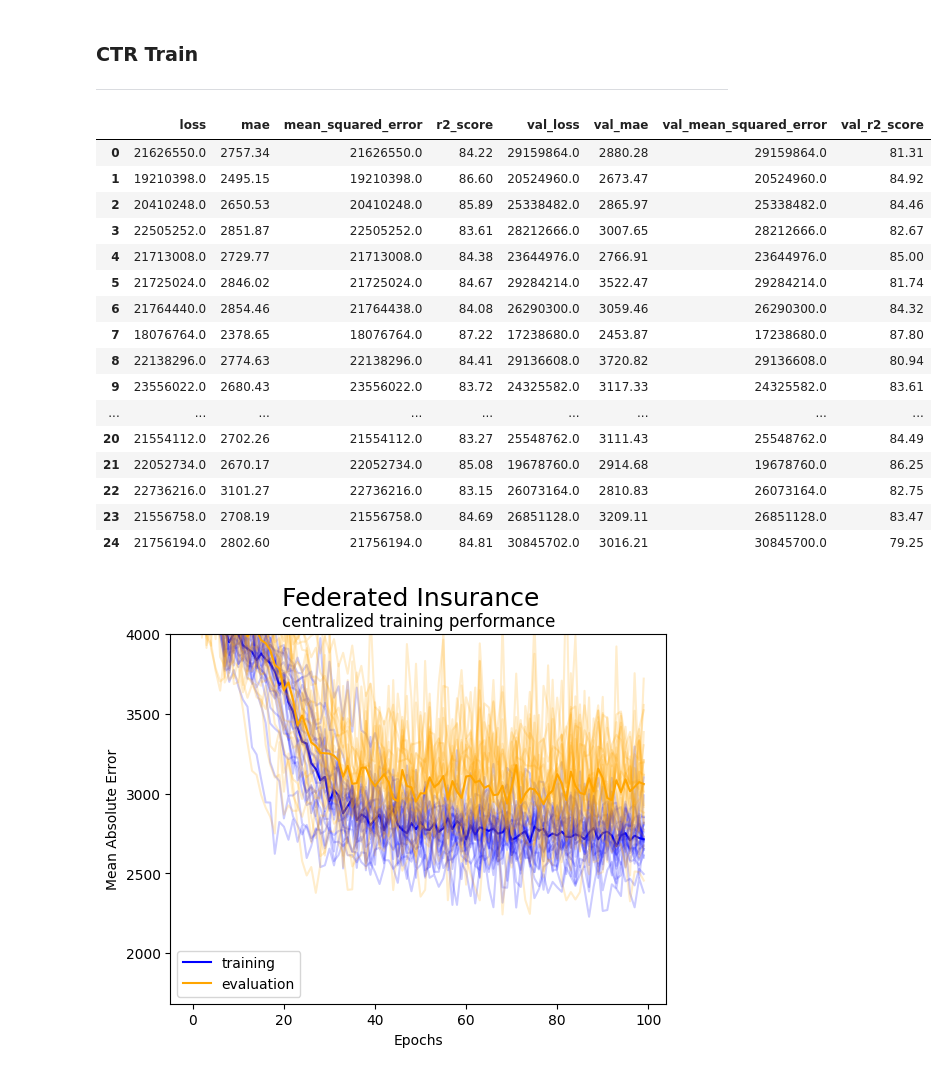
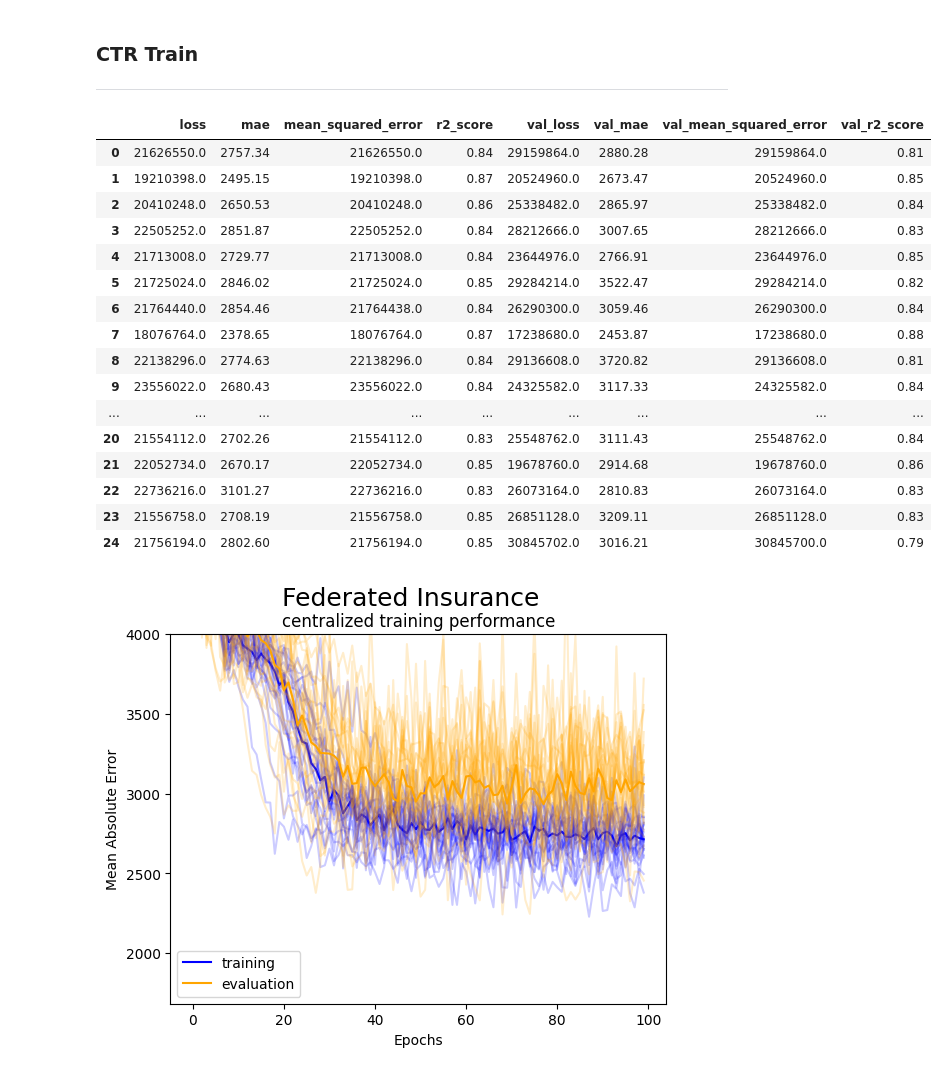
Before and after one commit to Olhaau/fl-official-statistics-addon, a Jupyter notebook: _dev/99d_insurance_federated_wrapup_fix.ipynb, the cells around one changed output. Cells and saved outputs as stored; diff of their text form; code cells hidden in the pictures.

```diff
--- a/_dev/99d_insurance_federated_wrapup_fix.ipynb
+++ b/_dev/99d_insurance_federated_wrapup_fix.ipynb
@@ -453,33 +499,33 @@ for train, test in tqdm.tqdm(list(evaluation.split(df, df.region))):
 # %%
 # show train results
 # ==================
 table = pd.DataFrame(
     [{key: val[-1] for key, val in hist.history.items()} for hist in results_ctr]
     ).assign(
-    r2_score    = lambda x: x.r2_score * 100,
-    val_r2_score = lambda x: x.val_r2_score * 100
+    #r2_score    = lambda x: x.r2_score * 100,
+    #val_r2_score = lambda x: x.val_r2_score * 100
 )
 
 table.describe()[1:].to_csv(experiment_path + "results/performance_train_overview.csv", sep = ";")
 table.round(2)
 # %% [output]
 |  | loss | mae | mean_squared_error | r2_score | val_loss | val_mae | val_mean_squared_error | val_r2_score |
-| 0 | 21626550.0 | 2757.34 | 21626550.0 | 84.22 | 29159864.0 | 2880.28 | 29159864.0 | 81.31 |
-| 1 | 19210398.0 | 2495.15 | 19210398.0 | 86.60 | 20524960.0 | 2673.47 | 20524960.0 | 84.92 |
-| 2 | 20410248.0 | 2650.53 | 20410248.0 | 85.89 | 25338482.0 | 2865.97 | 25338482.0 | 84.46 |
-| 3 | 22505252.0 | 2851.87 | 22505252.0 | 83.61 | 28212666.0 | 3007.65 | 28212666.0 | 82.67 |
-| 4 | 21713008.0 | 2729.77 | 21713008.0 | 84.38 | 23644976.0 | 2766.91 | 23644976.0 | 85.00 |
-| 5 | 21725024.0 | 2846.02 | 21725024.0 | 84.67 | 29284214.0 | 3522.47 | 29284214.0 | 81.74 |
-| 6 | 21764440.0 | 2854.46 | 21764438.0 | 84.08 | 26290300.0 | 3059.46 | 26290300.0 | 84.32 |
-| 7 | 18076764.0 | 2378.65 | 18076764.0 | 87.22 | 17238680.0 | 2453.87 | 17238680.0 | 87.80 |
-| 8 | 22138296.0 | 2774.63 | 22138296.0 | 84.41 | 29136608.0 | 3720.82 | 29136608.0 | 80.94 |
-| 9 | 23556022.0 | 2680.43 | 23556022.0 | 83.72 | 24325582.0 | 3117.33 | 24325582.0 | 83.61 |
+| 0 | 21626550.0 | 2757.34 | 21626550.0 | 0.84 | 29159864.0 | 2880.28 | 29159864.0 | 0.81 |
+| 1 | 19210398.0 | 2495.15 | 19210398.0 | 0.87 | 20524960.0 | 2673.47 | 20524960.0 | 0.85 |
+| 2 | 20410248.0 | 2650.53 | 20410248.0 | 0.86 | 25338482.0 | 2865.97 | 25338482.0 | 0.84 |
+| 3 | 22505252.0 | 2851.87 | 22505252.0 | 0.84 | 28212666.0 | 3007.65 | 28212666.0 | 0.83 |
+| 4 | 21713008.0 | 2729.77 | 21713008.0 | 0.84 | 23644976.0 | 2766.91 | 23644976.0 | 0.85 |
+| 5 | 21725024.0 | 2846.02 | 21725024.0 | 0.85 | 29284214.0 | 3522.47 | 29284214.0 | 0.82 |
+| 6 | 21764440.0 | 2854.46 | 21764438.0 | 0.84 | 26290300.0 | 3059.46 | 26290300.0 | 0.84 |
+| 7 | 18076764.0 | 2378.65 | 18076764.0 | 0.87 | 17238680.0 | 2453.87 | 17238680.0 | 0.88 |
+| 8 | 22138296.0 | 2774.63 | 22138296.0 | 0.84 | 29136608.0 | 3720.82 | 29136608.0 | 0.81 |
+| 9 | 23556022.0 | 2680.43 | 23556022.0 | 0.84 | 24325582.0 | 3117.33 | 24325582.0 | 0.84 |
 | ... | ... | ... | ... | ... | ... | ... | ... | ... |
-| 20 | 21554112.0 | 2702.26 | 21554112.0 | 83.27 | 25548762.0 | 3111.43 | 25548762.0 | 84.49 |
-| 21 | 22052734.0 | 2670.17 | 22052734.0 | 85.08 | 19678760.0 | 2914.68 | 19678760.0 | 86.25 |
-| 22 | 22736216.0 | 3101.27 | 22736216.0 | 83.15 | 26073164.0 | 2810.83 | 26073164.0 | 82.75 |
-| 23 | 21556758.0 | 2708.19 | 21556758.0 | 84.69 | 26851128.0 | 3209.11 | 26851128.0 | 83.47 |
-| 24 | 21756194.0 | 2802.60 | 21756194.0 | 84.81 | 30845702.0 | 3016.21 | 30845700.0 | 79.25 |
+| 20 | 21554112.0 | 2702.26 | 21554112.0 | 0.83 | 25548762.0 | 3111.43 | 25548762.0 | 0.84 |
+| 21 | 22052734.0 | 2670.17 | 22052734.0 | 0.85 | 19678760.0 | 2914.68 | 19678760.0 | 0.86 |
+| 22 | 22736216.0 | 3101.27 | 22736216.0 | 0.83 | 26073164.0 | 2810.83 | 26073164.0 | 0.83 |
+| 23 | 21556758.0 | 2708.19 | 21556758.0 | 0.85 | 26851128.0 | 3209.11 | 26851128.0 | 0.83 |
+| 24 | 21756194.0 | 2802.60 | 21756194.0 | 0.85 | 30845702.0 | 3016.21 | 30845700.0 | 0.79 |
 # %%
 # plot train result (MAE)
 # =======================
```
Also changed, not shown: parts of 10 cells of this notebook.
